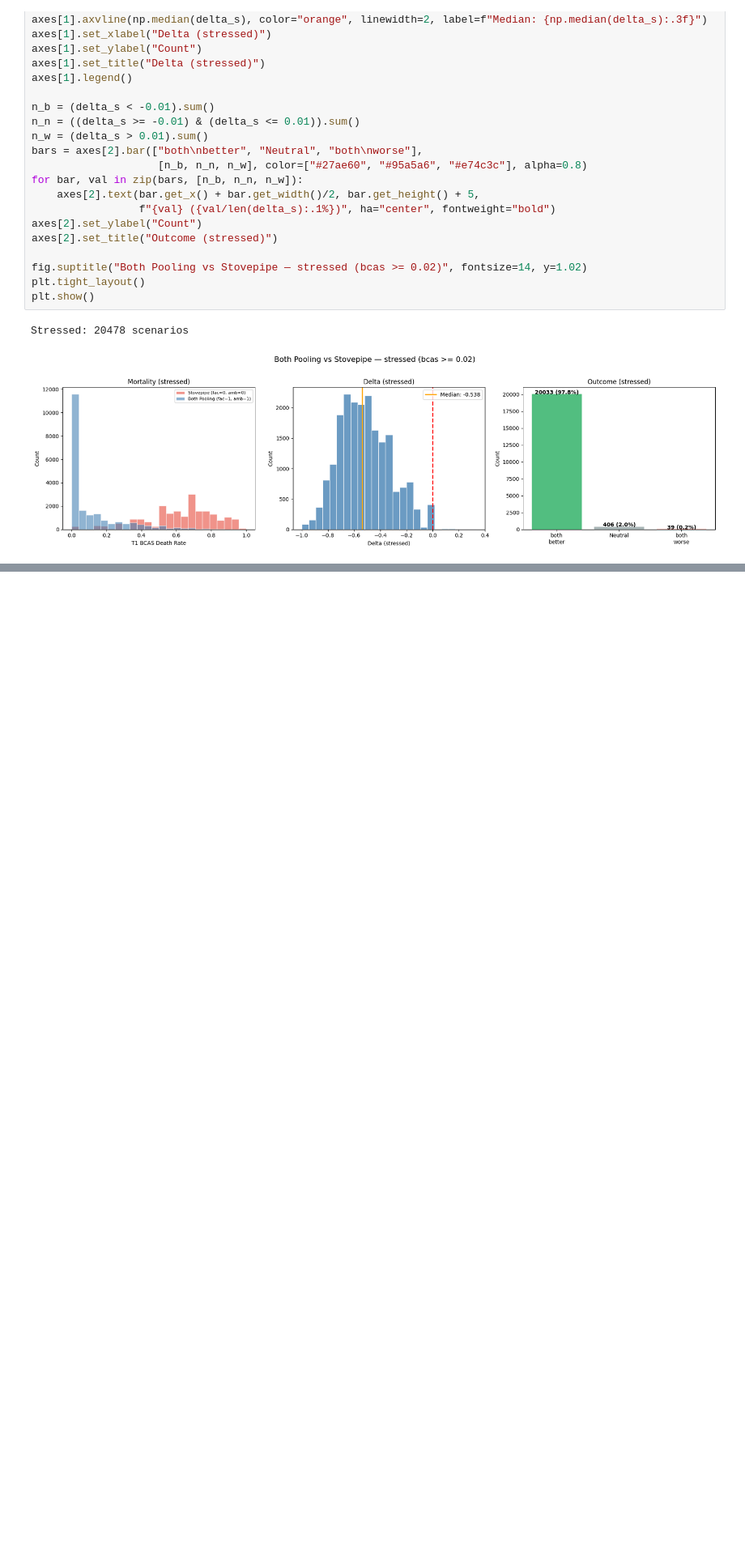
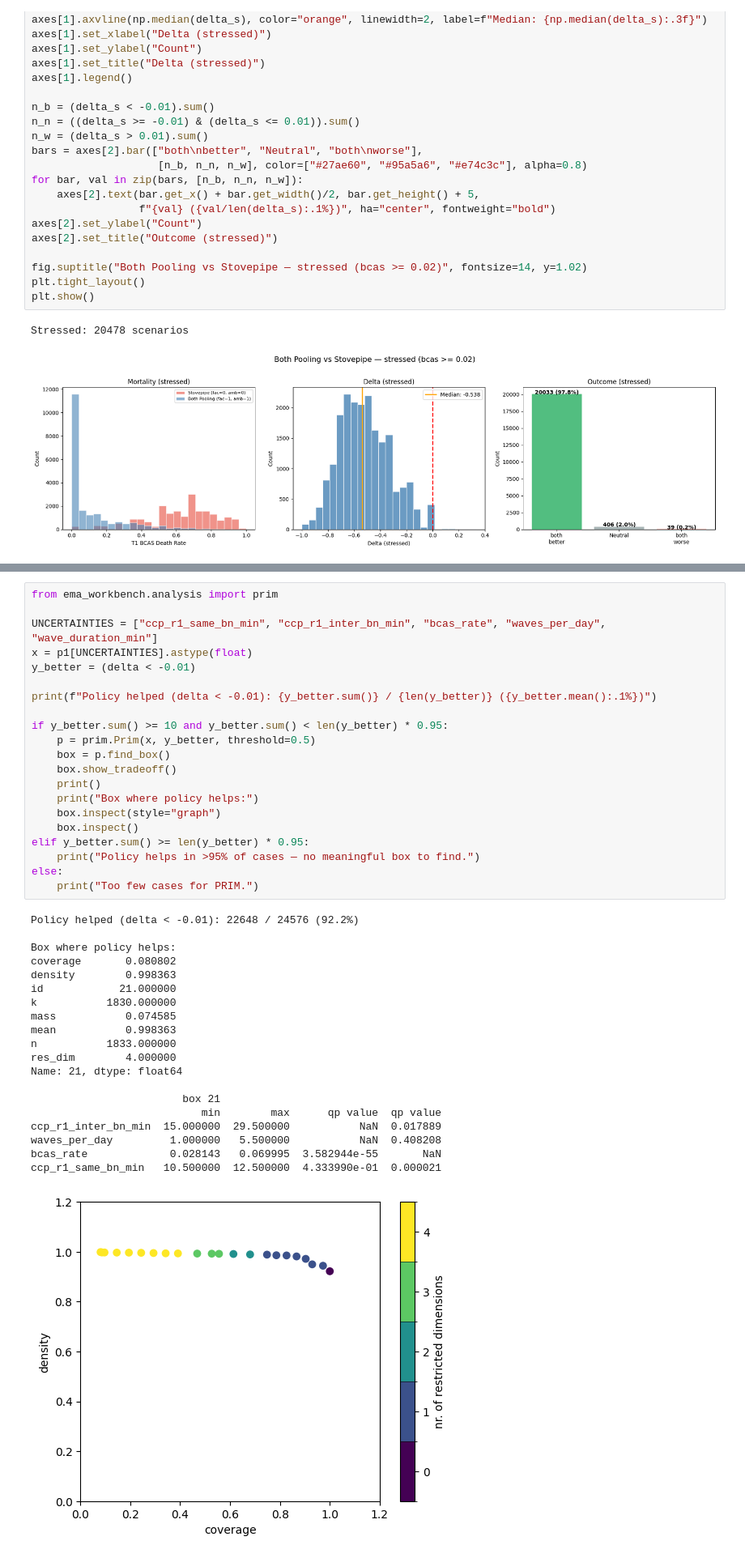
Before and after one commit to EliaTaverna/MENS---Medical-Evacuation-Network-Simulator, a Jupyter notebook: analysis_notebooks/multi_run_analysis/outcome_vs_uncertainty/phase_1_(1rq)/2_btg/sobol_prim/dist_both_vs_stove.ipynb, the cells around one changed output, grey strips where cells are left out. Shown at 81% size. Drawn from its saved outputs; the diff is of its cells as text; blank space fills up the shorter version.

```diff
--- a/analysis_notebooks/multi_run_analysis/outcome_vs_uncertainty/phase_1_(1rq)/2_btg/sobol_prim/dist_both_vs_stove.ipynb
+++ b/analysis_notebooks/multi_run_analysis/outcome_vs_uncertainty/phase_1_(1rq)/2_btg/sobol_prim/dist_both_vs_stove.ipynb
@@ -120,0 +123,42 @@ Stressed: 20478 scenarios
+# %%
+from ema_workbench.analysis import prim
+
+UNCERTAINTIES = ["ccp_r1_same_bn_min", "ccp_r1_inter_bn_min", "bcas_rate", "waves_per_day", "wave_duration_min"]
+x = p1[UNCERTAINTIES].astype(float)
+y_better = (delta < -0.01)
+
+print(f"Policy helped (delta < -0.01): {y_better.sum()} / {len(y_better)} ({y_better.mean():.1%})")
+
+if y_better.sum() >= 10 and y_better.sum() < len(y_better) * 0.95:
+    p = prim.Prim(x, y_better, threshold=0.5)
+    box = p.find_box()
+    box.show_tradeoff()
+    print()
+    print("Box where policy helps:")
+    box.inspect(style="graph")
+    box.inspect()
+elif y_better.sum() >= len(y_better) * 0.95:
+    print("Policy helps in >95% of cases — no meaningful box to find.")
+else:
+    print("Too few cases for PRIM.")
+# %% [output]
+Policy helped (delta < -0.01): 22648 / 24576 (92.2%)
+
+Box where policy helps:
+coverage       0.080802
+density        0.998363
+id            21.000000
+k           1830.000000
+mass           0.074585
+mean           0.998363
+n           1833.000000
+res_dim        4.000000
+Name: 21, dtype: float64
+
+                        box 21
+                           min        max      qp value  qp value
+ccp_r1_inter_bn_min  15.000000  29.500000           NaN  0.017889
+waves_per_day         1.000000   5.500000           NaN  0.408208
+bcas_rate             0.028143   0.069995  3.582944e-55       NaN
+ccp_r1_same_bn_min   10.500000  12.500000  4.333990e-01  0.000021
+[figure, added]
```
Also changed, not shown: parts of 4 cells of this notebook, 3 other files.
